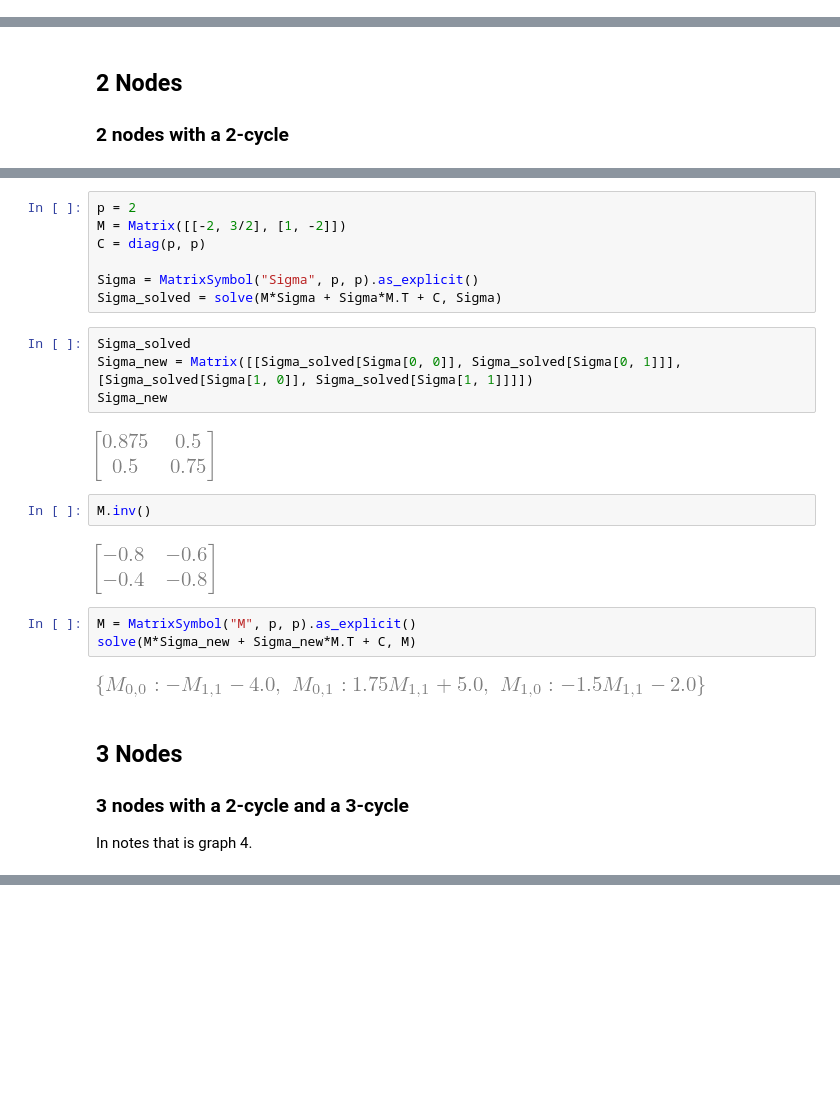
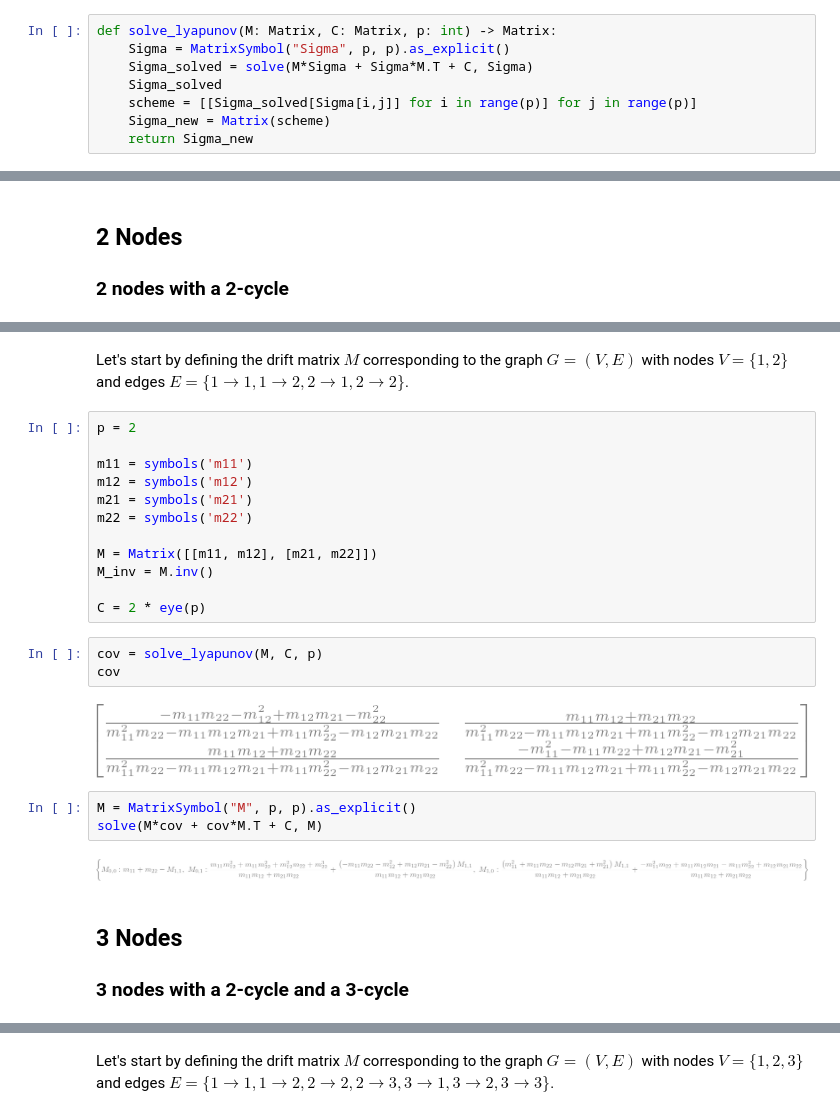
Before and after one commit to eva-resch/tum_masterthesis, a Jupyter notebook: example_gen.ipynb, the cells around one changed output, grey strips where cells are left out. Drawn from its saved outputs; the diff is of its cells as text; blank space fills up the shorter version.

```diff
--- a/example_gen.ipynb
+++ b/example_gen.ipynb
@@ -4,0 +8,8 @@ init_printing(use_unicode=True)
+# %%
+def solve_lyapunov(M: Matrix, C: Matrix, p: int) -> Matrix:
+    Sigma = MatrixSymbol("Sigma", p, p).as_explicit()
+    Sigma_solved = solve(M*Sigma + Sigma*M.T + C, Sigma)
+    Sigma_solved
+    scheme = [[Sigma_solved[Sigma[i,j]] for i in range(p)] for j in range(p)]
+    Sigma_new = Matrix(scheme)
+    return Sigma_new
@@ -9,33 +36,36 @@ init_printing(use_unicode=True)
 <div>
 <img src="graph1.png" width="400"/>
 </div>
-# %%
-p = 2
-M = Matrix([[-2, 3/2], [1, -2]])
-C = diag(p, p)
-
-Sigma = MatrixSymbol("Sigma", p, p).as_explicit()
-Sigma_solved = solve(M*Sigma + Sigma*M.T + C, Sigma)
-# %%
-Sigma_solved
-Sigma_new = Matrix([[Sigma_solved[Sigma[0, 0]], Sigma_solved[Sigma[0, 1]]], [Sigma_solved[Sigma[1, 0]], Sigma_solved[Sigma[1, 1]]]])
-Sigma_new
-# %% [output]
-[figure, removed]
-# %%
-M.inv()
-# %% [output]
-[figure, removed]
+# %% [markdown]
+Let's start by defining the drift matrix $M$ corresponding to the graph $G=(V,E)$ with nodes $V=\{1,2\}$ and edges $E=\{1\to 1, 1\to 2, 2\to 1, 2\to 2\}$.
+# %%
+p = 2
+
+m11 = symbols('m11')
+m12 = symbols('m12')
+m21 = symbols('m21')
+m22 = symbols('m22')
+
+M = Matrix([[m11, m12], [m21, m22]])
+M_inv = M.inv()
+
+C = 2 * eye(p)
+# %%
+cov = solve_lyapunov(M, C, p)
+cov
+# %% [output]
+[figure, added]
 # %%
 M = MatrixSymbol("M", p, p).as_explicit()
-solve(M*Sigma_new + Sigma_new*M.T + C, M)
+solve(M*cov + cov*M.T + C, M)
 # %% [output]
-[figure, old version]
+[figure, new version]
 # %% [markdown]
 ## 3 Nodes
 ### 3 nodes with a 2-cycle and a 3-cycle
-In notes that is graph 4.
 # %% [markdown]
 <div>
 <img src="graph2.png" width="400"/>
 </div>
+# %% [markdown]
+Let's start by defining the drift matrix $M$ corresponding to the graph $G=(V,E)$ with nodes $V=\{1,2,3\}$ and edges $E=\{1\to 1, 1\to 2, 2\to 2, 2\to 3, 3\to 1, 3\to 2, 3\to 3\}$.
```
Also changed, not shown: parts of 13 cells of this notebook.
